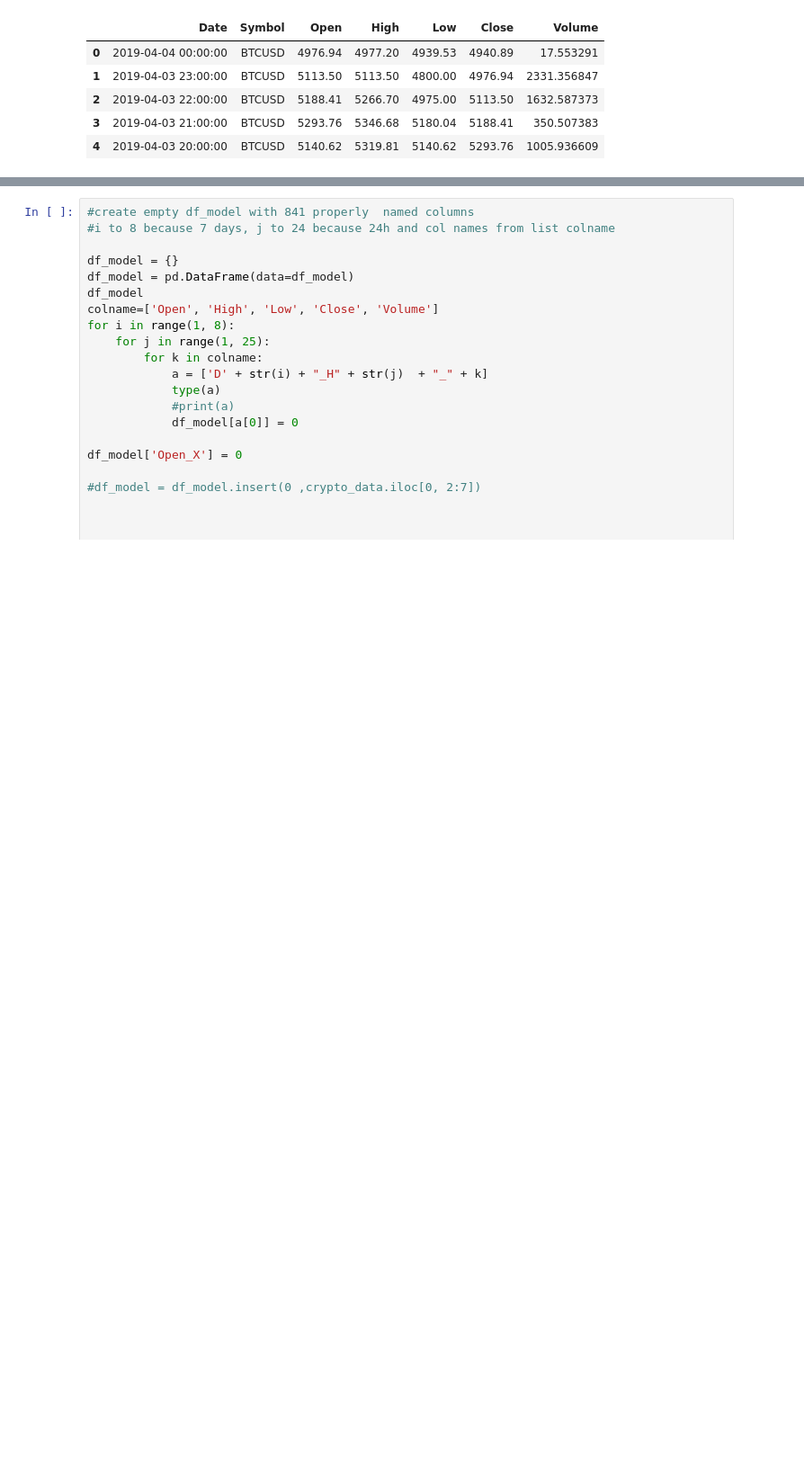
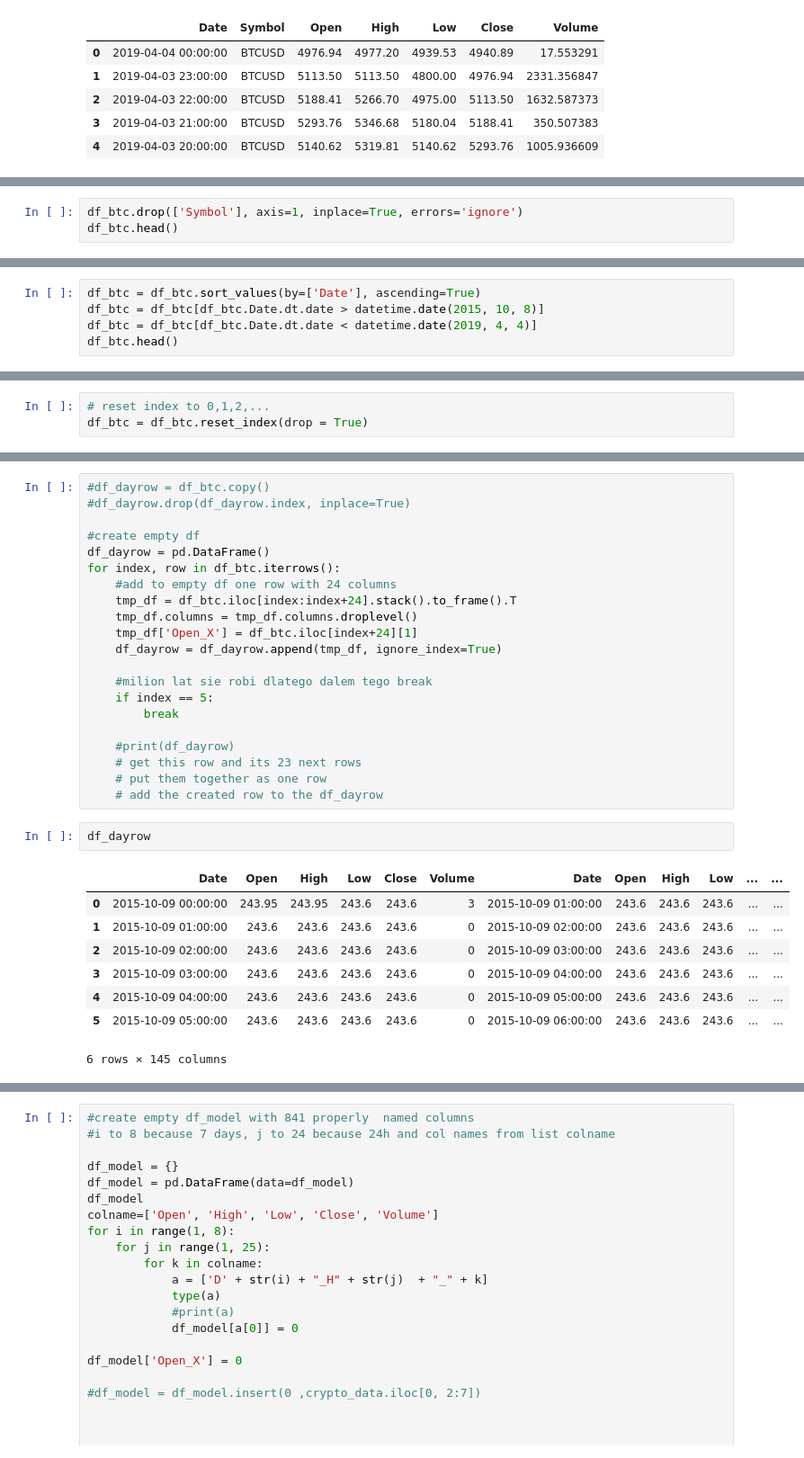
Before and after one commit to Nexil221/BSc-project, a Jupyter notebook: rf1.ipynb, the cells around one changed output, grey strips where cells are left out. Shown at 90% size. Cells and saved outputs as stored; diff of their text form; blank space fills up the shorter version.

```diff
--- a/rf1.ipynb
+++ b/rf1.ipynb
@@ -104,0 +112,3 @@ crypto_data.head()
+# %%
+df_btc.drop(['Symbol'], axis=1, inplace=True, errors='ignore')
+df_btc.head()
@@ -104,0 +126,5 @@ crypto_data.head()
+# %%
+df_btc = df_btc.sort_values(by=['Date'], ascending=True)
+df_btc = df_btc[df_btc.Date.dt.date > datetime.date(2015, 10, 8)]
+df_btc = df_btc[df_btc.Date.dt.date < datetime.date(2019, 4, 4)]
+df_btc.head()
@@ -104,0 +142,3 @@ crypto_data.head()
+# %%
+# reset index to 0,1,2,...
+df_btc = df_btc.reset_index(drop = True)
@@ -104,0 +160,32 @@ crypto_data.head()
+# %%
+#df_dayrow = df_btc.copy()
+#df_dayrow.drop(df_dayrow.index, inplace=True)
+
+#create empty df
+df_dayrow = pd.DataFrame()
+for index, row in df_btc.iterrows():
+    #add to empty df one row with 24 columns
+    tmp_df = df_btc.iloc[index:index+24].stack().to_frame().T
+    tmp_df.columns = tmp_df.columns.droplevel()
+    tmp_df['Open_X'] = df_btc.iloc[index+24][1]
+    df_dayrow = df_dayrow.append(tmp_df, ignore_index=True)
+
+    #milion lat sie robi dlatego dalem tego break
+    if index == 5:
+        break
+
+    #print(df_dayrow)
+    # get this row and its 23 next rows
+    # put them together as one row
+    # add the created row to the df_dayrow
+# %%
+df_dayrow
+# %% [output]
+|  | Date | Open | High | Low | Close | Volume | Date | Open | High | Low | ... | ... |
+| 0 | 2015-10-09 00:00:00 | 243.95 | 243.95 | 243.6 | 243.6 | 3 | 2015-10-09 01:00:00 | 243.6 | 243.6 | 243.6 | ... | ... |
+| 1 | 2015-10-09 01:00:00 | 243.6 | 243.6 | 243.6 | 243.6 | 0 | 2015-10-09 02:00:00 | 243.6 | 243.6 | 243.6 | ... | ... |
+| 2 | 2015-10-09 02:00:00 | 243.6 | 243.6 | 243.6 | 243.6 | 0 | 2015-10-09 03:00:00 | 243.6 | 243.6 | 243.6 | ... | ... |
+| 3 | 2015-10-09 03:00:00 | 243.6 | 243.6 | 243.6 | 243.6 | 0 | 2015-10-09 04:00:00 | 243.6 | 243.6 | 243.6 | ... | ... |
+| 4 | 2015-10-09 04:00:00 | 243.6 | 243.6 | 243.6 | 243.6 | 0 | 2015-10-09 05:00:00 | 243.6 | 243.6 | 243.6 | ... | ... |
+| 5 | 2015-10-09 05:00:00 | 243.6 | 243.6 | 243.6 | 243.6 | 0 | 2015-10-09 06:00:00 | 243.6 | 243.6 | 243.6 | ... | ... |
+6 rows × 145 columns
```
Also changed, not shown: parts of 29 cells of this notebook, 1 other file.
